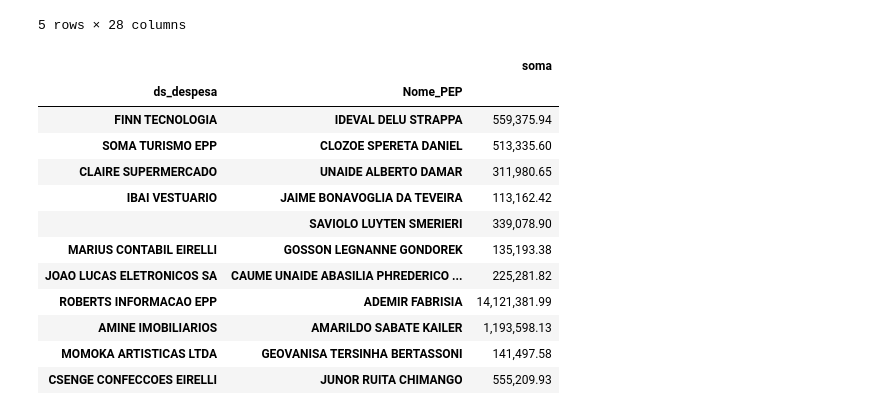
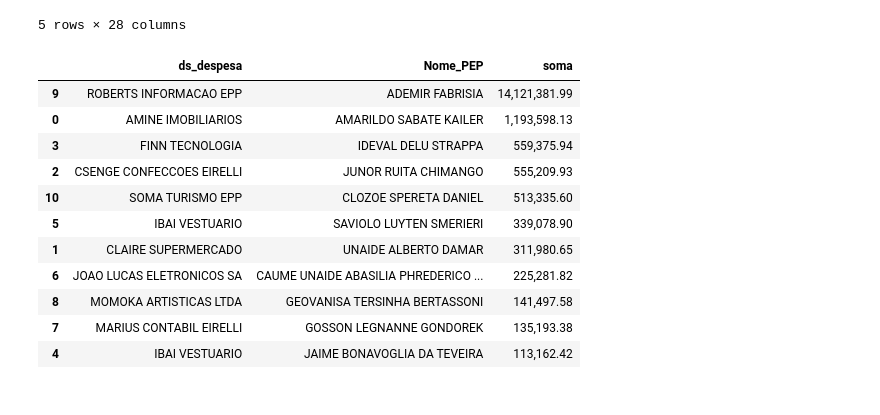
Before and after one commit to reichaves/curso_cgu, a Jupyter notebook: exercicio.ipynb, the cells around one changed output. Cells and saved outputs as stored; diff of their text form; code cells hidden in the pictures.

```diff
--- a/exercicio.ipynb
+++ b/exercicio.ipynb
@@ -391,18 +390,17 @@ empresas_pep_sp_recebeu_recursos_mesmo_municipio.to_excel("resultados/empresas_p
 # %%
 # Ordena os pagamentos
 # %%
-empresas_pep_sp_recebeu_recursos_mesmo_municipio.groupby(['ds_despesa', 'Nome_PEP'], sort = False).sum()
+empresas_pep_sp_recebeu_recursos_mesmo_municipio.groupby(['ds_despesa', 'Nome_PEP']).soma.sum().reset_index().sort_values("soma", ascending=False)
 # %% [output]
-|  |  | soma |
-| ds_despesa | Nome_PEP |  |
-| FINN TECNOLOGIA | IDEVAL DELU STRAPPA | 559,375.94 |
-| SOMA TURISMO EPP | CLOZOE SPERETA DANIEL | 513,335.60 |
-| CLAIRE SUPERMERCADO | UNAIDE ALBERTO DAMAR | 311,980.65 |
-| IBAI VESTUARIO | JAIME BONAVOGLIA DA TEVEIRA | 113,162.42 |
-|  | SAVIOLO LUYTEN SMERIERI | 339,078.90 |
-| MARIUS CONTABIL EIRELLI | GOSSON LEGNANNE GONDOREK | 135,193.38 |
-| JOAO LUCAS ELETRONICOS SA | CAUME UNAIDE ABASILIA PHREDERICO ... | 225,281.82 |
-| ROBERTS INFORMACAO EPP | ADEMIR FABRISIA | 14,121,381.99 |
-| AMINE IMOBILIARIOS | AMARILDO SABATE KAILER | 1,193,598.13 |
-| MOMOKA ARTISTICAS LTDA | GEOVANISA TERSINHA BERTASSONI | 141,497.58 |
-| CSENGE CONFECCOES EIRELLI | JUNOR RUITA CHIMANGO | 555,209.93 |
+|  | ds_despesa | Nome_PEP | soma |
+| 9 | ROBERTS INFORMACAO EPP | ADEMIR FABRISIA | 14,121,381.99 |
+| 0 | AMINE IMOBILIARIOS | AMARILDO SABATE KAILER | 1,193,598.13 |
+| 3 | FINN TECNOLOGIA | IDEVAL DELU STRAPPA | 559,375.94 |
+| 2 | CSENGE CONFECCOES EIRELLI | JUNOR RUITA CHIMANGO | 555,209.93 |
+| 10 | SOMA TURISMO EPP | CLOZOE SPERETA DANIEL | 513,335.60 |
+| 5 | IBAI VESTUARIO | SAVIOLO LUYTEN SMERIERI | 339,078.90 |
+| 1 | CLAIRE SUPERMERCADO | UNAIDE ALBERTO DAMAR | 311,980.65 |
+| 6 | JOAO LUCAS ELETRONICOS SA | CAUME UNAIDE ABASILIA PHREDERICO ... | 225,281.82 |
+| 8 | MOMOKA ARTISTICAS LTDA | GEOVANISA TERSINHA BERTASSONI | 141,497.58 |
+| 7 | MARIUS CONTABIL EIRELLI | GOSSON LEGNANNE GONDOREK | 135,193.38 |
+| 4 | IBAI VESTUARIO | JAIME BONAVOGLIA DA TEVEIRA | 113,162.42 |
```
Also changed, not shown: parts of 1 cell of this notebook.
